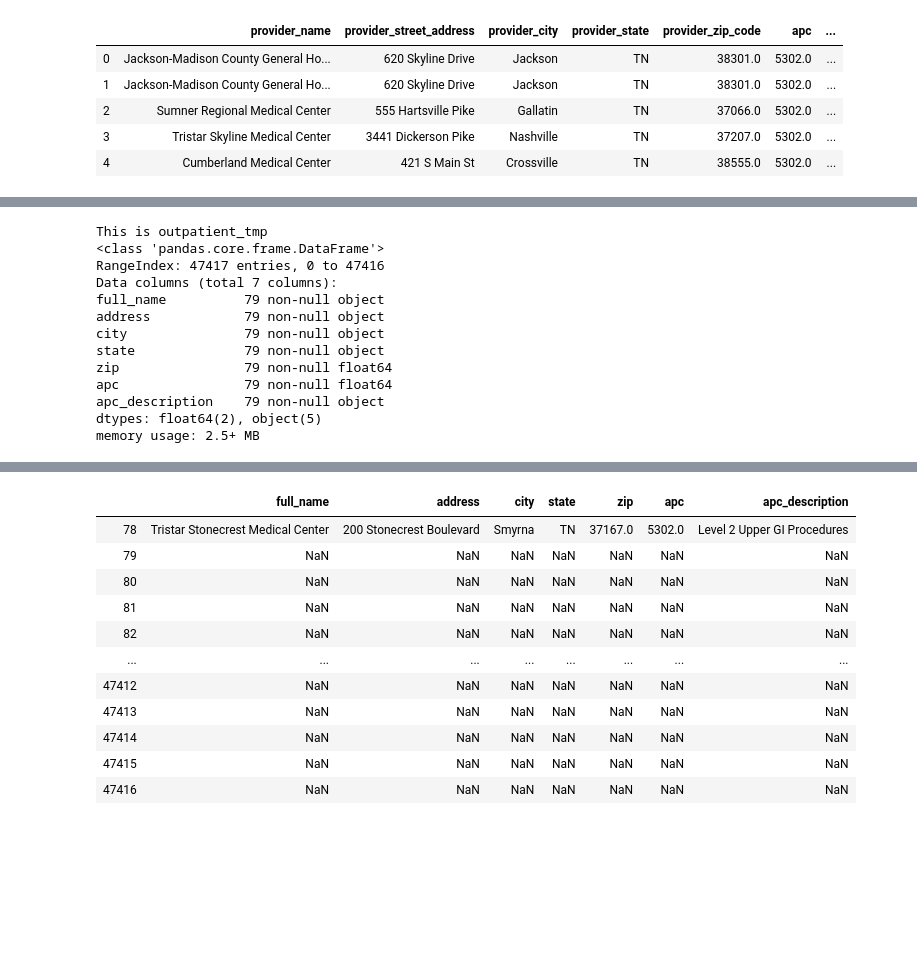
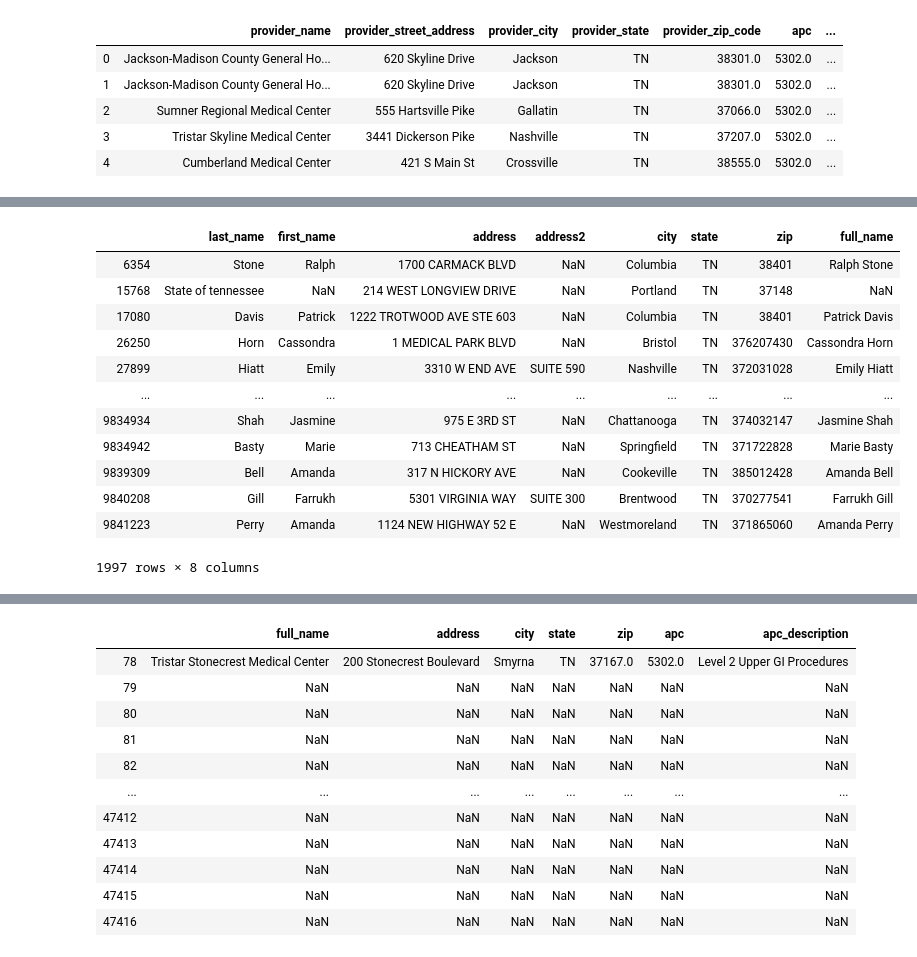
Before and after one commit to landrybutler/da2capstone, a Jupyter notebook: notebooks/01-setup_provider_dataframes.ipynb, the cells around one changed output, grey strips where cells are left out. Drawn from its saved outputs; the diff is of its cells as text; code cells hidden in the pictures; blank space fills up the shorter version.

```diff
--- a/notebooks/01-Setup.ipynb
+++ b/notebooks/01-setup_provider_dataframes.ipynb
@@ -332,20 +284,21 @@ tennessee_providers.tail(10)
-# %%
-print('\n\nThis is outpatient_tmp')
-outpatient_tmp.info()
-# %% [output]
-This is outpatient_tmp
-<class 'pandas.core.frame.DataFrame'>
-RangeIndex: 47417 entries, 0 to 47416
-Data columns (total 7 columns):
-full_name          79 non-null object
-address            79 non-null object
-city               79 non-null object
-state              79 non-null object
-zip                79 non-null float64
-apc                79 non-null float64
-apc_description    79 non-null object
-dtypes: float64(2), object(5)
-memory usage: 2.5+ MB
+# %%
+# drop duplicates
+tennessee_providers = tennessee_providers.drop_duplicates(keep=False)
+tennessee_providers
+# %% [output]
+|  | last_name | first_name | address | address2 | city | state | zip | full_name |
+| 6354 | Stone | Ralph | 1700 CARMACK BLVD | NaN | Columbia | TN | 38401 | Ralph Stone |
+| 15768 | State of tennessee | NaN | 214 WEST LONGVIEW DRIVE | NaN | Portland | TN | 37148 | NaN |
+| 17080 | Davis | Patrick | 1222 TROTWOOD AVE STE 603 | NaN | Columbia | TN | 38401 | Patrick Davis |
+| 26250 | Horn | Cassondra | 1 MEDICAL PARK BLVD | NaN | Bristol | TN | 376207430 | Cassondra Horn |
+| 27899 | Hiatt | Emily | 3310 W END AVE | SUITE 590 | Nashville | TN | 372031028 | Emily Hiatt |
+| ... | ... | ... | ... | ... | ... | ... | ... | ... |
+| 9834934 | Shah | Jasmine | 975 E 3RD ST | NaN | Chattanooga | TN | 374032147 | Jasmine Shah |
+| 9834942 | Basty | Marie | 713 CHEATHAM ST | NaN | Springfield | TN | 371722828 | Marie Basty |
+| 9839309 | Bell | Amanda | 317 N HICKORY AVE | NaN | Cookeville | TN | 385012428 | Amanda Bell |
+| 9840208 | Gill | Farrukh | 5301 VIRGINIA WAY | SUITE 300 | Brentwood | TN | 370277541 | Farrukh Gill |
+| 9841223 | Perry | Amanda | 1124 NEW HIGHWAY 52 E | NaN | Westmoreland | TN | 371865060 | Amanda Perry |
+1997 rows × 8 columns
 # %%
 outpatient_tmp.head(80)
 # %% [output]
```
Also changed, not shown: parts of 53 cells of this notebook, 2 other files.
